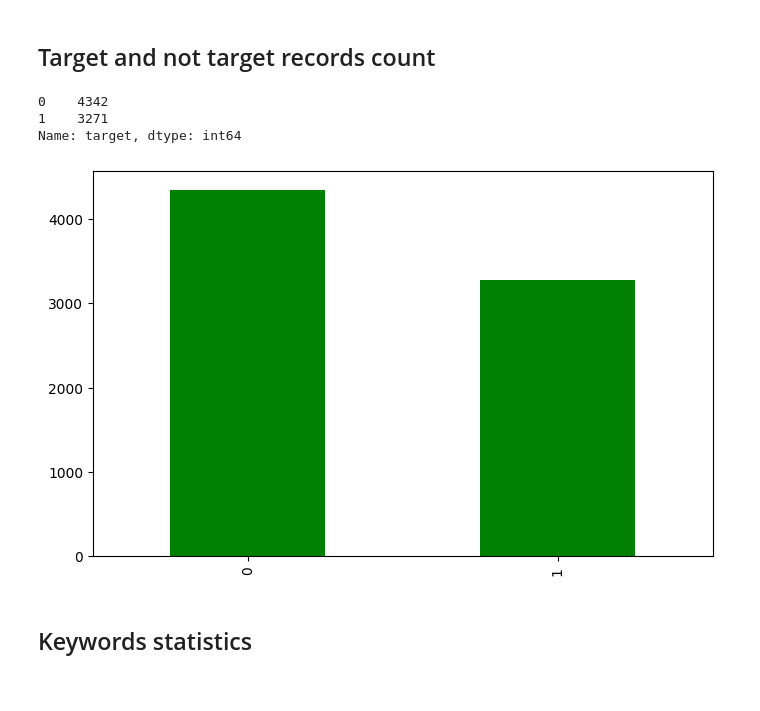
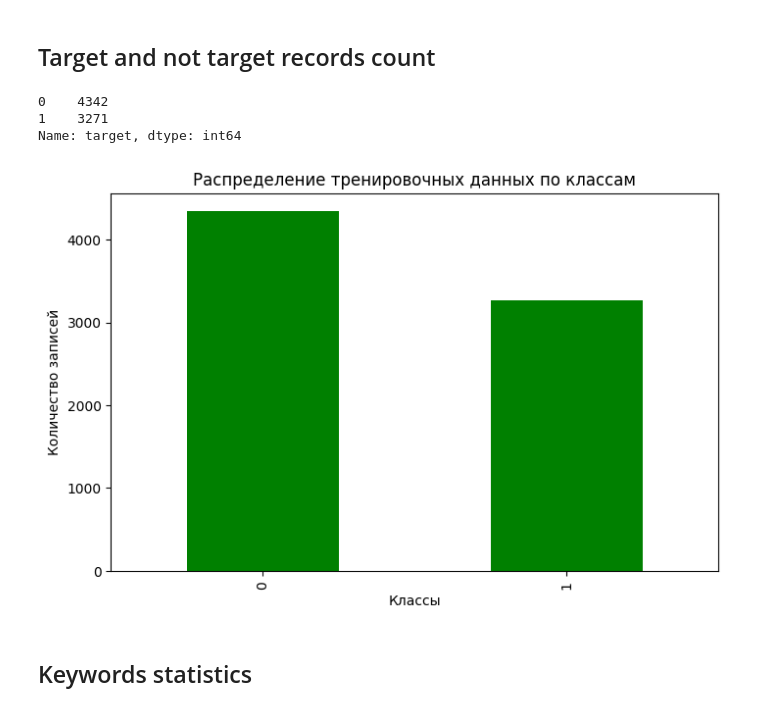
Before and after one commit to kostya85/nlp-getting-started, a Jupyter notebook: main.ipynb, the cells around one changed output. Drawn from its saved outputs; the diff is of its cells as text; code cells hidden in the pictures.

```diff
--- a/main.ipynb
+++ b/main.ipynb
@@ -112,12 +112,15 @@ df_test.text = df_test.text.apply(lambda x: ' '.join(preprocess(x)))
 # %%
 plt.figure(figsize=(8,5))
 df_train['target'].value_counts().plot(kind='bar',color='green')
+plt.title('Распределение тренировочных данных по классам')
+plt.xlabel('Классы')
+plt.ylabel('Количество записей')
 print(df_train['target'].value_counts())
 # %% [output]
 0    4342
 1    3271
 Name: target, dtype: int64
-[figure, old version]
+[figure, new version]
 # %% [markdown]
 ## Keywords statistics
 # %%
```
Also changed, not shown: parts of 15 cells of this notebook.
